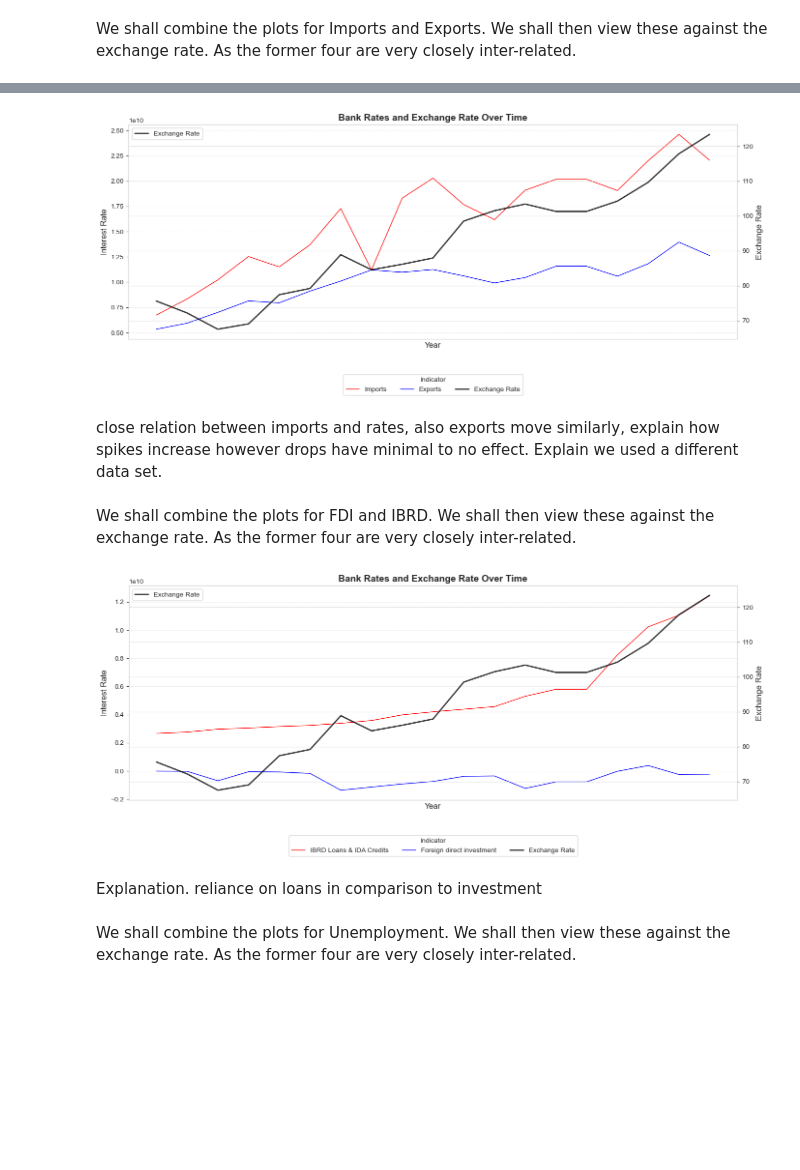
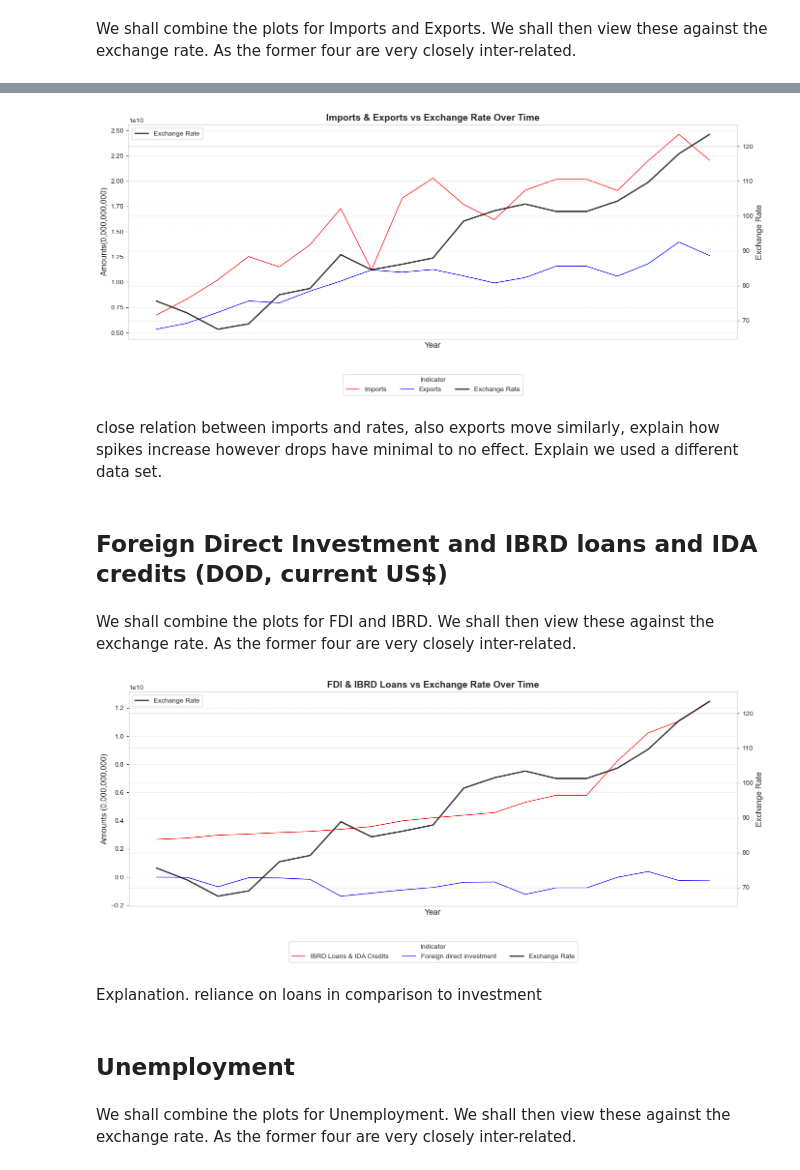
Before and after one commit to kdizz/Group8Phase5Capstone, a Jupyter notebook: main proj.ipynb, the cells around one changed output, grey strips where cells are left out. Cells and saved outputs as stored; diff of their text form; code cells hidden in the pictures; blank space fills up the shorter version.

```diff
--- a/main proj.ipynb
+++ b/main proj.ipynb
@@ -607,87 +441,73 @@ Index(['12-Month Inflation(%)', 'Total Remittances', 'Total Debt', 'Imports',
 # %%
-# Set style for clarity
 sns.set_style("whitegrid")
 
-# Create figure and axes
 fig, ax1 = plt.subplots(figsize=(14, 6))
 
-# --- Primary Y-axis (Left): Interest Rates ---
 sns.lineplot(data=dfaverage, x="Date", y="Imports", ax=ax1, label="Imports", color="red", linewidth=1)
 sns.lineplot(data=dfaverage, x="Date", y="Exports", ax=ax1, label="Exports", color="blue", linewidth=1)
-#sns.lineplot(data=dfmonthly, x="Date", y="182-days Tbill", ax=ax1, label="182-days Tbill", color="green", linewidth=1)
-#sns.lineplot(data=dfmonthly, x="Date", y="Total Debt", ax=ax1, label="Total Debt", color="blue", linewidth=1)
 
-ax1.set_ylabel("Interest Rate", fontsize=12)
+ax1.set_ylabel("Amounts(0,000,000,000)", fontsize=12)
 ax1.set_xlabel("Year", fontsize=12)
-ax1.set_title("Bank Rates and Exchange Rate Over Time", fontsize=14, fontweight="bold")
+ax1.set_title("Imports & Exports vs Exchange Rate Over Time", fontsize=14, fontweight="bold")
 
-# --- Secondary Y-axis (Right): Exchange Rate ---
 ax2 = ax1.twinx()
 sns.lineplot(data=dfaverage, x="Date", y="exchange_rate", ax=ax2,
              label="Exchange Rate", color="black", linewidth=2, linestyle="-", alpha=0.8)
 
 ax2.set_ylabel("Exchange Rate", fontsize=12)
 
-# --- Combine and Customize Legends ---
 lines1, labels1 = ax1.get_legend_handles_labels()
 lines2, labels2 = ax2.get_legend_handles_labels()
 
-# Place combined legend outside the plot for clarity
 ax1.legend(lines1 + lines2, labels1 + labels2, title="Indicator", loc="upper center", bbox_to_anchor=(0.5, -0.15), ncol=3)
 
-# Grid and layout
 ax1.grid(True, which='both', linestyle='--', linewidth=0.5, alpha=0.6)
 plt.tight_layout()
-plt.subplots_adjust(bottom=0.2)  # Make room for legend
+plt.subplots_adjust(bottom=0.2)
 
 plt.show()
 # %% [output]
-[figure, old version]
+[figure, new version]
 # %% [markdown]
 close relation between imports and rates, also exports move similarly, explain how spikes increase however drops have minimal to no effect. Explain we used a different data set.
+# %% [markdown]
+## Foreign Direct Investment and IBRD loans and IDA credits (DOD, current US$)
 # %% [markdown]
 We shall combine the plots for FDI and IBRD. We shall then view these against the exchange rate. As the former four are very closely inter-related.
 # %%
-# Set style for clarity
 sns.set_style("whitegrid")
 
-# Create figure and axes
 fig, ax1 = plt.subplots(figsize=(14, 6))
 
-# --- Primary Y-axis (Left): Interest Rates ---
 sns.lineplot(data=dfaverage, x="Date", y="IBRD loans and IDA credits (DOD, current US$)", ax=ax1, label="IBRD Loans & IDA Credits", color="red", linewidth=1)
 sns.lineplot(data=dfaverage, x="Date", y="Foreign direct investment", ax=ax1, label="Foreign direct investment", color="blue", linewidth=1)
-#sns.lineplot(data=dfmonthly, x="Date", y="182-days Tbill", ax=ax1, label="182-days Tbill", color="green", linewidth=1)
-#sns.lineplot(data=dfmonthly, x="Date", y="Total Debt", ax=ax1, label="Total Debt", color="blue", linewidth=1)
 
-ax1.set_ylabel("Interest Rate", fontsize=12)
+ax1.set_ylabel("Amounts (0,000,000,000)", fontsize=12)
 ax1.set_xlabel("Year", fontsize=12)
-ax1.set_title("Bank Rates and Exchange Rate Over Time", fontsize=14, fontweight="bold")
+ax1.set_title("FDI & IBRD Loans vs Exchange Rate Over Time", fontsize=14, fontweight="bold")
 
-# --- Secondary Y-axis (Right): Exchange Rate ---
 ax2 = ax1.twinx()
 sns.lineplot(data=dfaverage, x="Date", y="exchange_rate", ax=ax2,
              label="Exchange Rate", color="black", linewidth=2, linestyle="-", alpha=0.8)
 
 ax2.set_ylabel("Exchange Rate", fontsize=12)
 
-# --- Combine and Customize Legends ---
 lines1, labels1 = ax1.get_legend_handles_labels()
 lines2, labels2 = ax2.get_legend_handles_labels()
 
-# Place combined legend outside the plot for clarity
 ax1.legend(lines1 + lines2, labels1 + labels2, title="Indicator", loc="upper center", bbox_to_anchor=(0.5, -0.15), ncol=3)
 
-# Grid and layout
 ax1.grid(True, which='both', linestyle='--', linewidth=0.5, alpha=0.6)
 plt.tight_layout()
-plt.subplots_adjust(bottom=0.2)  # Make room for legend
+plt.subplots_adjust(bottom=0.2)
 
 plt.show()
 # %% [output]
-[figure, old version]
+[figure, new version]
 # %% [markdown]
 Explanation. reliance on loans in comparison to investment
+# %% [markdown]
+## Unemployment
 # %% [markdown]
 We shall combine the plots for Unemployment. We shall then view these against the exchange rate. As the former four are very closely inter-related.
 # %%
```
Also changed, not shown: parts of 48 cells of this notebook.
